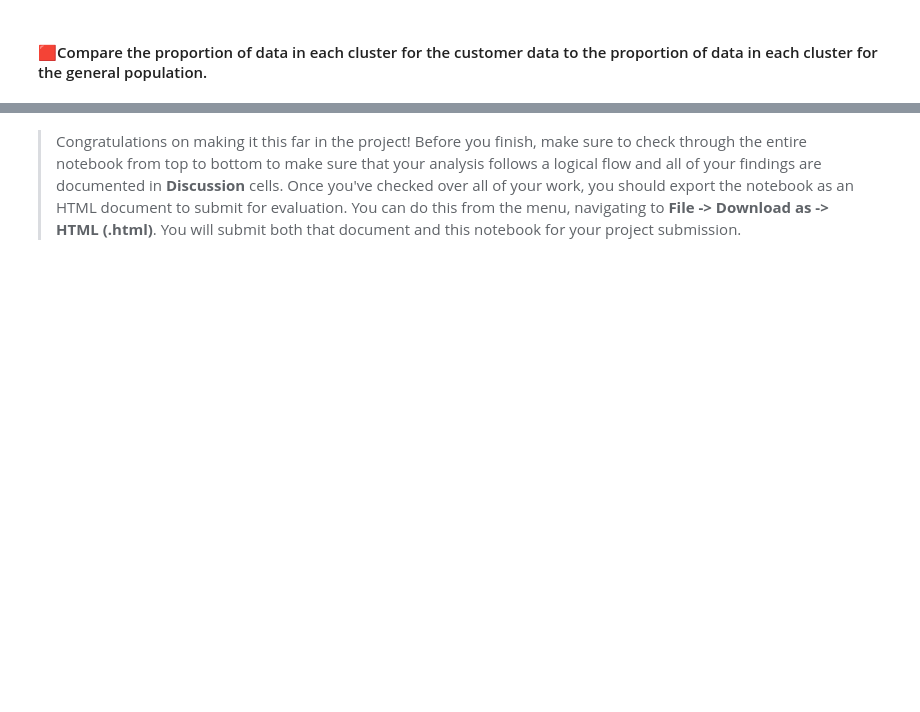
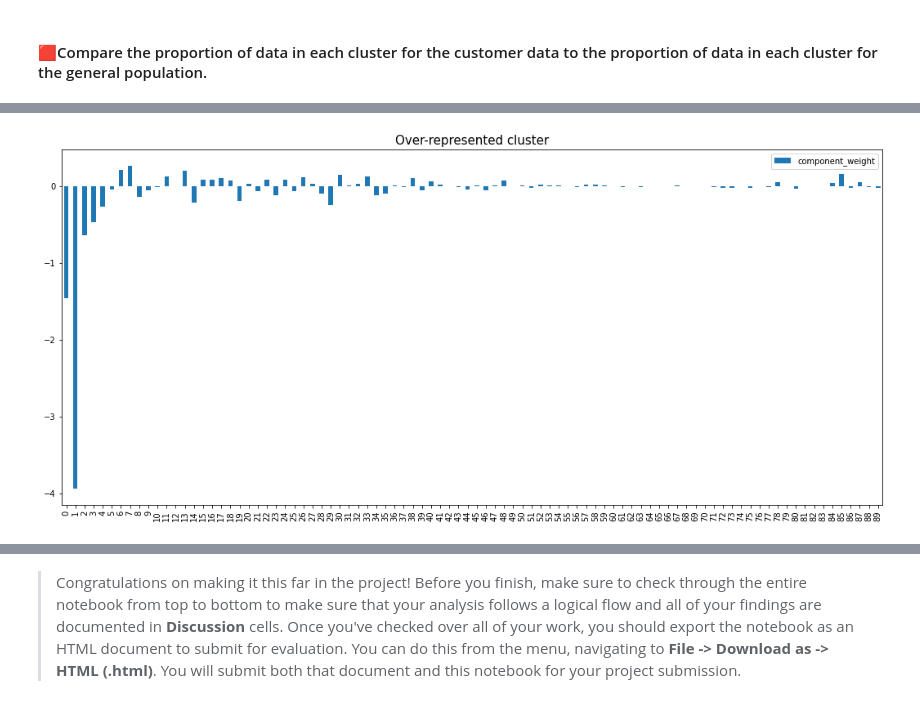
Before and after one commit to alexgeorgousis/customer-segments, a Jupyter notebook: Identify_Customer_Segments.ipynb, the cells around one changed output, grey strips where cells are left out. Cells and saved outputs as stored; diff of their text form; code cells hidden in the pictures; blank space fills up the shorter version.

Commit message:
feat: Plots and discussion for cluster interpretations

```diff
--- a/Identify_Customer_Segments.ipynb
+++ b/Identify_Customer_Segments.ipynb
@@ -959 +959,10 @@ fig.show()
+# %%
+over_cluster = 0
+over_cluster_centroid = pd.DataFrame(kmeans.cluster_centers_[over_cluster], columns=["component_weight"])
+# %%
+over_cluster_centroid.plot.bar(figsize=(18, 8))
+plt.title("Over-represented cluster", fontdict={"fontsize": 15})
+plt.show()
+# %% [output]
+[figure, added]
 # %%
```
Also changed, not shown: parts of 17 cells of this notebook.
